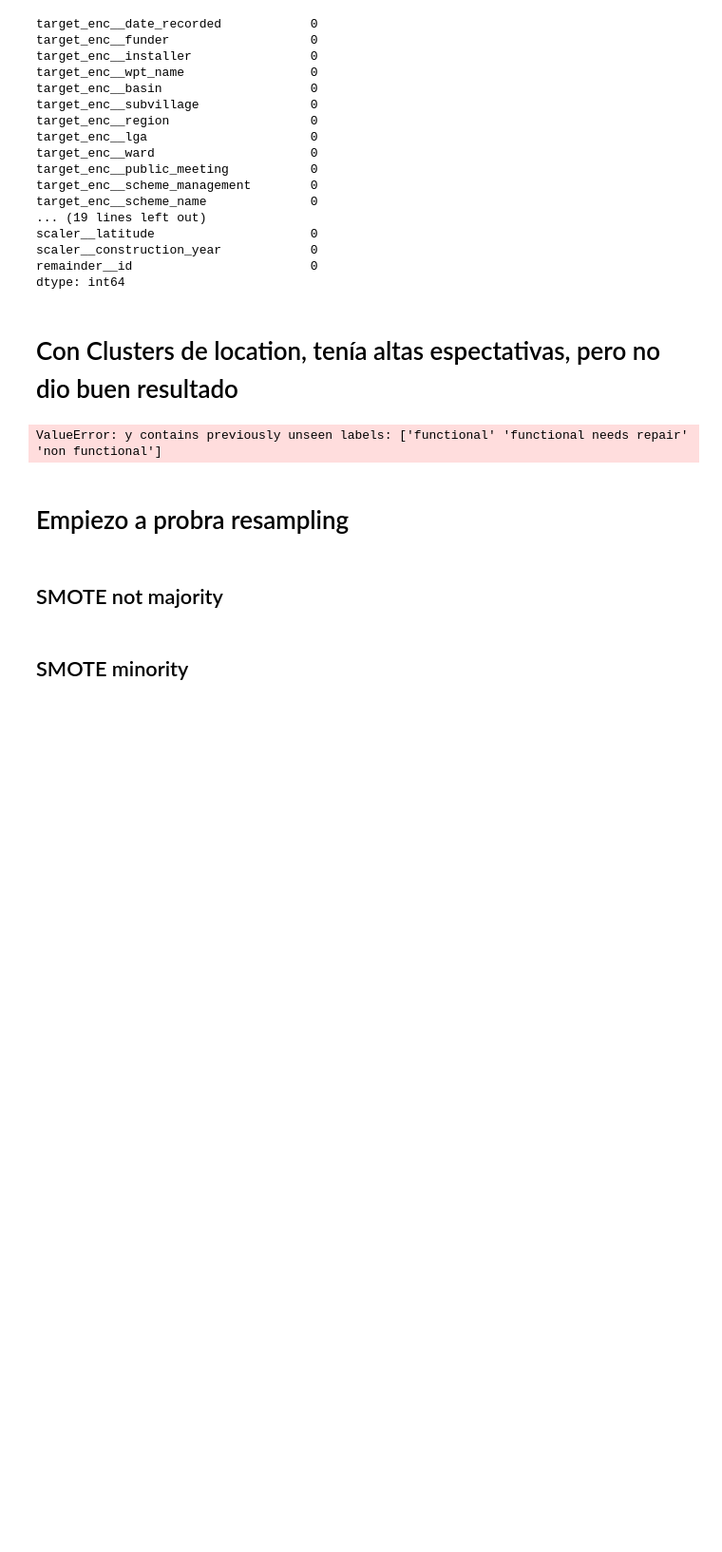
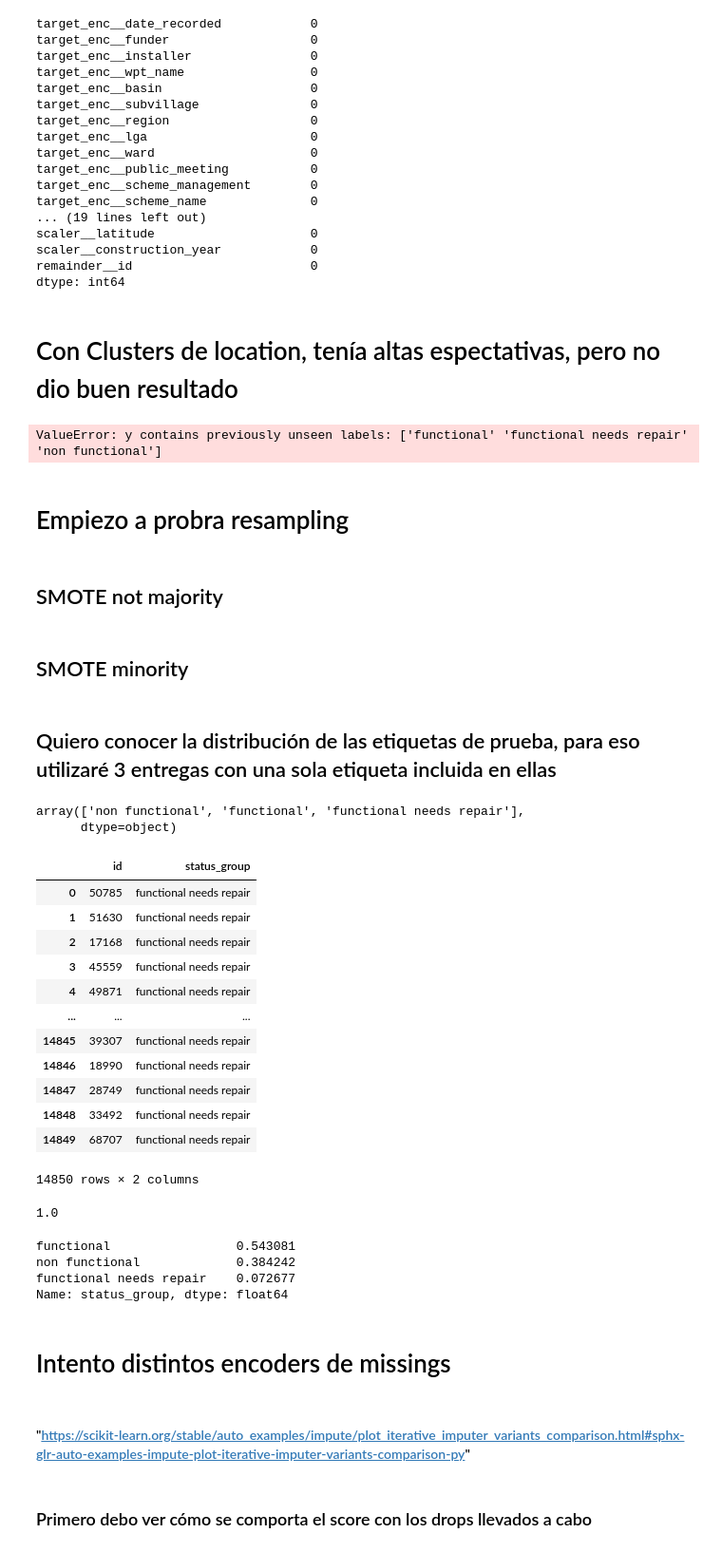
Before and after one commit to juandavidriosm/TareaMachineLearning, a Jupyter notebook: Tarea_MachineLearning.ipynb, the cells around one changed output. Shown at 95% size. Saved outputs shown, nothing was run; the diff lists cells and outputs as text; code cells hidden in the pictures; blank space fills up the shorter version.

```diff
--- a/Tarea_MachineLearning.ipynb
+++ b/Tarea_MachineLearning.ipynb
@@ -468,3 +468,5 @@ X_test.status_group = le.inverse_transform(X_test.status_group)
 X_test.to_csv("Out/RandomForestSMOTEminority.csv",index=None,sep=",")
 # %%
 # queda por intentar con más técnicas, dejando clusters y continuas
+# %% [markdown]
+## Quiero conocer la distribución de las etiquetas de prueba, para eso utilizaré 3 entregas con una sola etiqueta incluida en ellas
@@ -470,0 +477,5 @@ X_test.to_csv("Out/RandomForestSMOTEminority.csv",index=None,sep=",")
+# %%
+pd.read_csv("Out/RandomForestSMOTEminority.csv",sep=",").status_group.unique()
+# %% [output]
+array(['non functional', 'functional', 'functional needs repair'],
+      dtype=object)
@@ -470,0 +486,37 @@ X_test.to_csv("Out/RandomForestSMOTEminority.csv",index=None,sep=",")
+# %%
+solo_functional_needs_repair = pd.read_csv("Out/RandomForestSMOTEminority.csv",sep=",")
+solo_functional_needs_repair.status_group = "functional needs repair"
+solo_functional_needs_repair.to_csv("Out/solo_functional_needs_repair.csv",index=None,sep=",")
+solo_functional_needs_repair
+# %% [output]
+|  | id | status_group |
+| 0 | 50785 | functional needs repair |
+| 1 | 51630 | functional needs repair |
+| 2 | 17168 | functional needs repair |
+| 3 | 45559 | functional needs repair |
+| 4 | 49871 | functional needs repair |
+| ... | ... | ... |
+| 14845 | 39307 | functional needs repair |
+| 14846 | 18990 | functional needs repair |
+| 14847 | 28749 | functional needs repair |
+| 14848 | 33492 | functional needs repair |
+| 14849 | 68707 | functional needs repair |
+14850 rows × 2 columns
+# %%
+solo_functional = "0.5461"
+solo_nonfunctional = "0.3820"
+solo_functional_needs_repair = "0.0719"
+0.5461+0.3820+0.0719
+# %% [output]
+1.0
+# %%
+pd.read_csv("In/Training_set_labels.csv").status_group.value_counts(normalize=1)
+# %% [output]
+functional                 0.543081
+non functional             0.384242
+functional needs repair    0.072677
+Name: status_group, dtype: float64
+# %% [markdown]
+# Intento distintos encoders de missings
+# %% [markdown]
+#### "https://scikit-learn.org/stable/auto_examples/impute/plot_iterative_imputer_variants_comparison.html#sphx-glr-auto-examples-impute-plot-iterative-imputer-variants-comparison-py"
@@ -470,0 +561,2 @@ X_test.to_csv("Out/RandomForestSMOTEminority.csv",index=None,sep=",")
+# %% [markdown]
+### Primero debo ver cómo se comporta el score con los drops llevados a cabo
```
Also changed, not shown: parts of 25 cells of this notebook, 3 other files.
